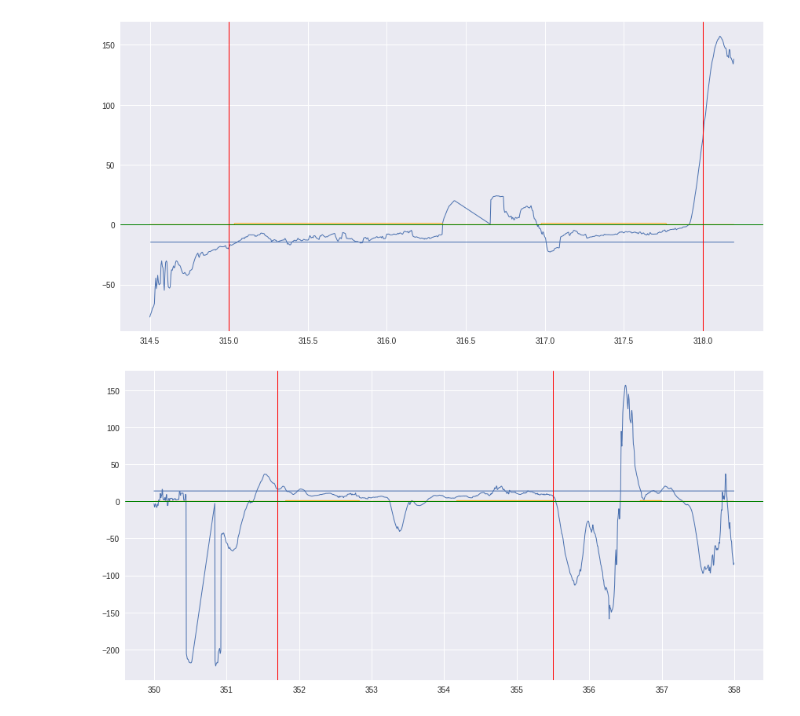
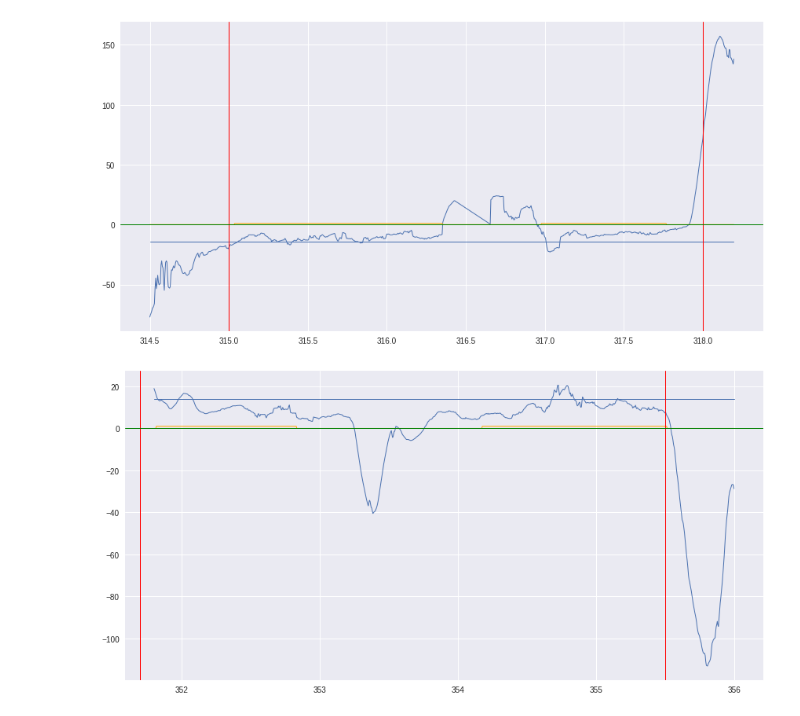
Before and after one commit to alTeska/VR_Acuity, a Jupyter notebook: notebooks/SRB_Dmax_dt_0705.ipynb, the cells around one changed output. Saved outputs shown, nothing was run; the diff lists cells and outputs as text; code cells hidden in the pictures.

```diff
--- a/notebooks/SRB_Dmax_dt_0705.ipynb
+++ b/notebooks/SRB_Dmax_dt_0705.ipynb
@@ -336,16 +336,16 @@ g.map(plt.axhline, y=0, alpha=1, linewidth=1, color='green');
 [figure]
 # %%
 ## 351, 356
-dpart = dd2[(dd2['Time']>351.8) & (dd2['Time']<358)]
+dpart = dd2[(dd2['Time']>351.8) & (dd2['Time']<356)]
 xmin, xmax = 351.7, 355.5
 
 g = sns.FacetGrid(data=dpart, size=6, aspect=2)#, ylim=[-30,30])
 g.map(plt.plot, "Time", "U", alpha=1, linewidth=1);
 g.map(plt.plot, "Time", "speed" , alpha=1, linewidth=1);
 g.map(plt.plot, "Time", "SRBall2" , alpha=1, linewidth=1, color='orange');
 
 g.map(plt.axvline, x=xmin, alpha=1, linewidth=1, color='red');
 g.map(plt.axvline, x=xmax, alpha=1, linewidth=1, color='red');
 g.map(plt.axhline, y=0, alpha=1, linewidth=1, color='green');
 # %% [output]
-[figure, old version]
+[figure, new version]
```
Also changed, not shown: parts of 18 cells of this notebook, 7 other files.
